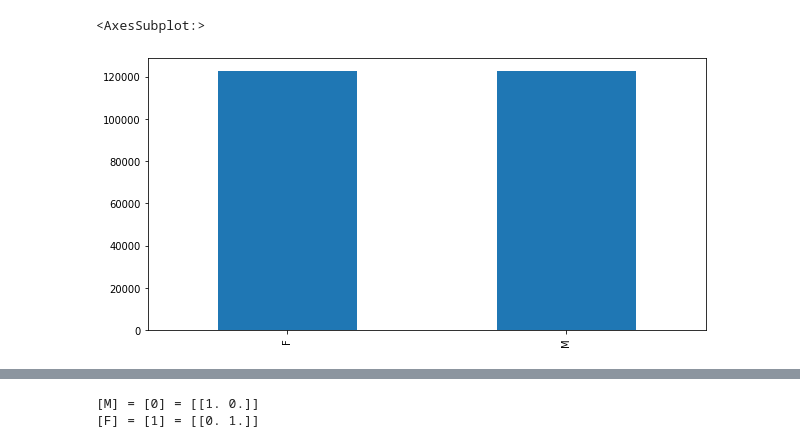
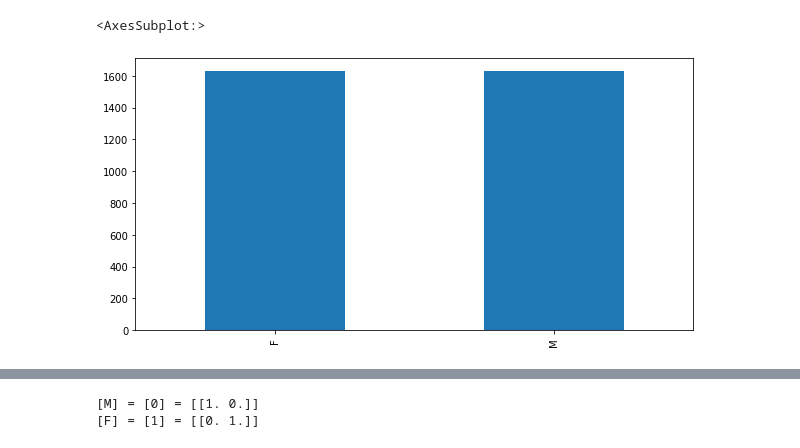
Before and after one commit to Lenschow-Fogh/Ezra, a Jupyter notebook: sentiment/models/sent_algo_1.ipynb, the cells around one changed output, grey strips where cells are left out. Drawn from its saved outputs; the diff is of its cells as text; code cells hidden in the pictures.

```diff
--- a/sentiment/models/sent_algo_1.ipynb
+++ b/sentiment/models/sent_algo_1.ipynb
@@ -1,5 +1,5 @@
 # %%
-# Sentiment algorithm 1. Sequence of lemmas as single feature input and binary classification of sentence as output
+# Sentiment algorithm 1. Sequence of lemmas as single feature input and binary sentiment classification of sentence as output
 
 # Model is saved in saved_models/model_name/model_variant.h5
 # Run history is saved in logged_models/model_name sorted by model_variants and run-datetime
@@ -8,8 +8,8 @@
 model_name = 'sent_algo_1'
 model_variant = 'w_mask'
 
-training_size = 3000000
-test_size = 1000000
+training_size = 30000
+test_size = 10000
 # %%
 # SETUP IMPORTS
 import os
@@ -118,20 +115,9 @@ train_data
 # %%
 # EQUAL GENDER SAMPLES TO PREVENT BIAS
-def equal_genders(data_):
-    M = data_["Gender"].value_counts()['M']
-    F = data_["Gender"].value_counts()['F']
-
-    if M>F:
-        diff = M-F
-        return data_.drop(data_.loc[data_['Gender'] == 'M'].index[:diff], axis=0)
-    elif F>M:
-        diff = F-M
-        return data_.drop(data_.loc[data_['Gender'] == 'F'].index[:diff], axis=0)
-
 train_data = equal_genders(train_data)
 test_data = equal_genders(test_data)
 
 train_data["Gender"].value_counts().plot(kind="bar", figsize=(10,5))
 # %% [output]
 <AxesSubplot:>
-[figure, old version]
+[figure, new version]
```
Also changed, not shown: parts of 18 cells of this notebook, 5 other files.
